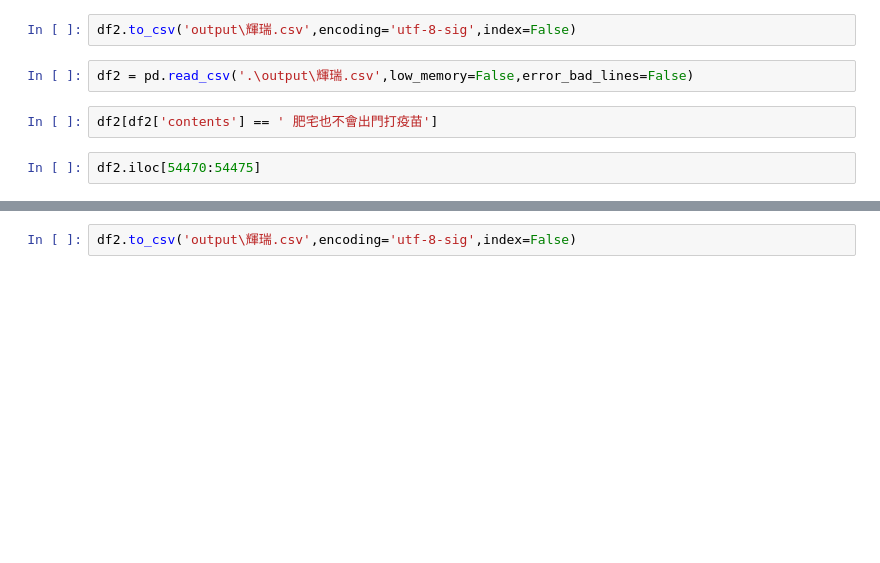
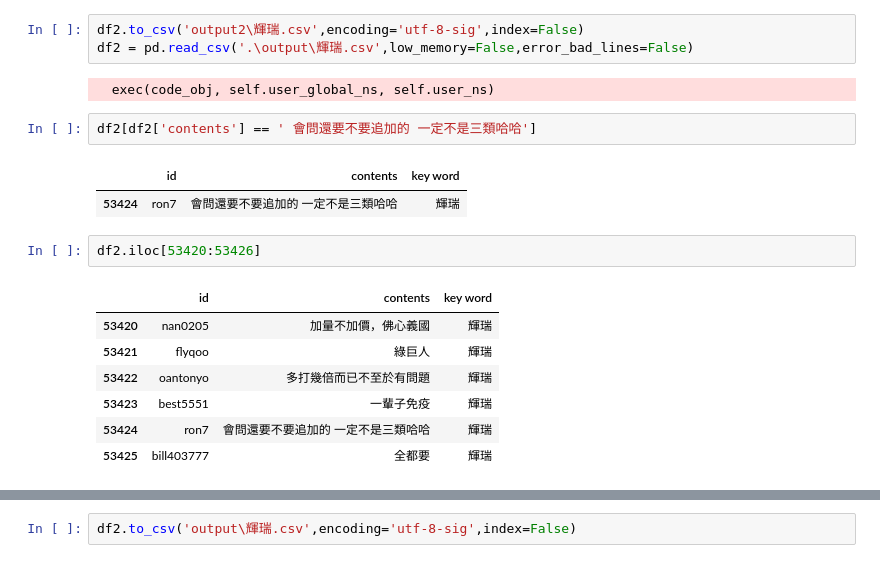
Before and after one commit to huang-jeff0210/hate_speech, a Jupyter notebook: timeSelect/deal.ipynb, the cells around one changed output, grey strips where cells are left out. Drawn from its saved outputs; the diff is of its cells as text; blank space fills up the shorter version.

```diff
--- a/timeSelect/deal.ipynb
+++ b/timeSelect/deal.ipynb
@@ -15,10 +57,22 @@ df2
 # %%
-df2.to_csv('output\輝瑞.csv',encoding='utf-8-sig',index=False)
+df2.to_csv('output2\輝瑞.csv',encoding='utf-8-sig',index=False)
+df2 = pd.read_csv('.\output\輝瑞.csv',low_memory=False,error_bad_lines=False)
+# %% [output]
+  exec(code_obj, self.user_global_ns, self.user_ns)
-# %%
-df2 = pd.read_csv('.\output\輝瑞.csv',low_memory=False,error_bad_lines=False)
 # %%
-df2[df2['contents'] == ' 肥宅也不會出門打疫苗']
+df2[df2['contents'] == ' 會問還要不要追加的 一定不是三類哈哈']
+# %% [output]
+|  | id | contents | key word |
+| 53424 | ron7 | 會問還要不要追加的 一定不是三類哈哈 | 輝瑞 |
 # %%
-df2.iloc[54470:54475]
+df2.iloc[53420:53426]
+# %% [output]
+|  | id | contents | key word |
+| 53420 | nan0205 | 加量不加價，佛心義國 | 輝瑞 |
+| 53421 | flyqoo | 綠巨人 | 輝瑞 |
+| 53422 | oantonyo | 多打幾倍而已不至於有問題 | 輝瑞 |
+| 53423 | best5551 | 一輩子免疫 | 輝瑞 |
+| 53424 | ron7 | 會問還要不要追加的 一定不是三類哈哈 | 輝瑞 |
+| 53425 | bill403777 | 全都要 | 輝瑞 |
 # %%
 df2 = df2.iloc[:54474]
```
Also changed, not shown: parts of 22 cells of this notebook, 10 other files.
